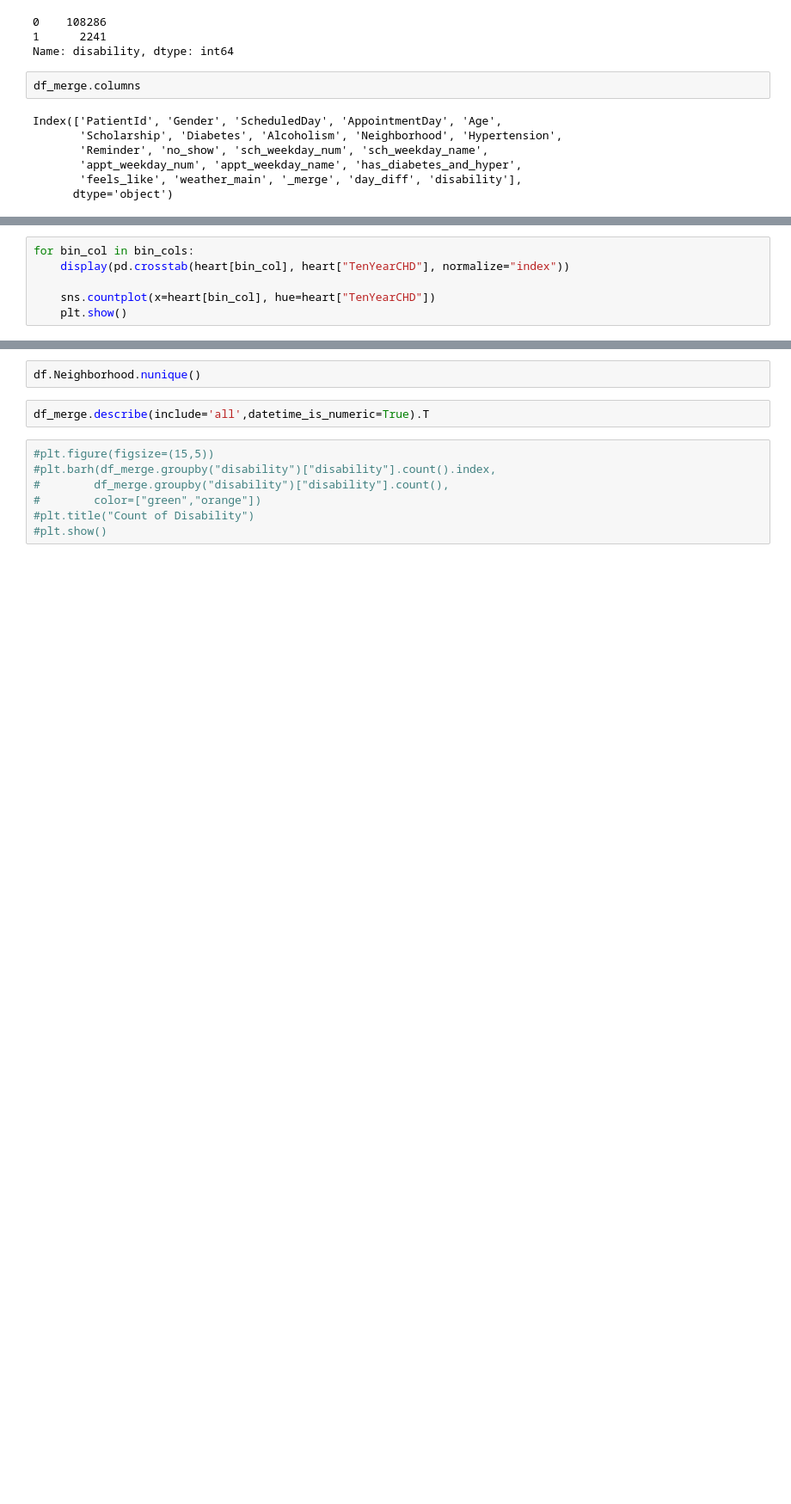
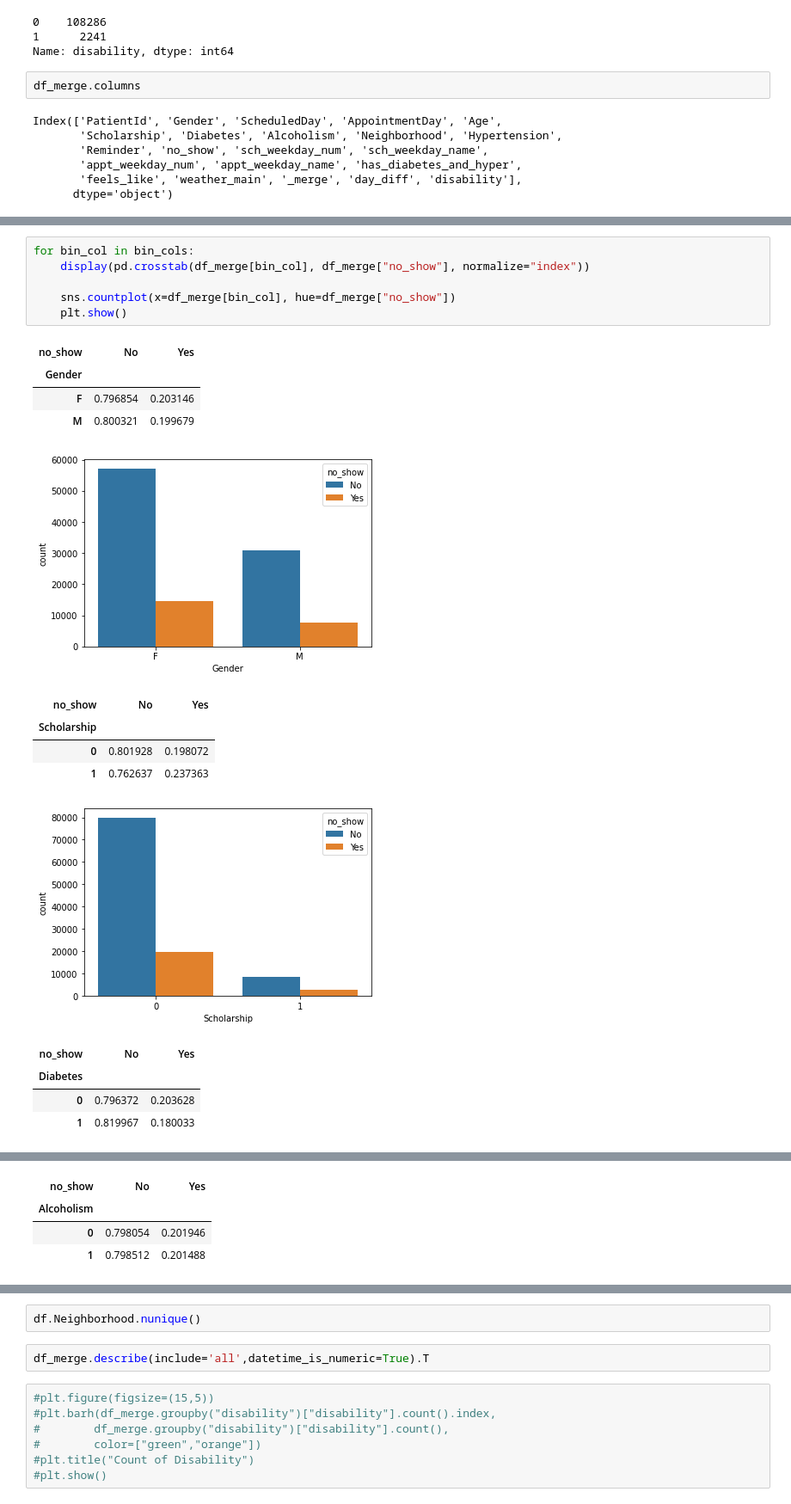
Before and after one commit to mgalaviz1/my_work, a Jupyter notebook: capstone2/predicting_no_shows.ipynb, the cells around one changed output, grey strips where cells are left out. Shown: that part at 86% size. Cells and saved outputs as stored; diff of their text form; blank space fills up the shorter version.

```diff
--- a/capstone2/predicting_no_shows.ipynb
+++ b/capstone2/predicting_no_shows.ipynb
@@ -690,6 +690,21 @@ num_cols = ['PatientId', 'ScheduledDay', 'AppointmentDay', 'Age', 'Neighborhood'
 # %%
 for bin_col in bin_cols:
-    display(pd.crosstab(heart[bin_col], heart["TenYearCHD"], normalize="index"))
+    display(pd.crosstab(df_merge[bin_col], df_merge["no_show"], normalize="index"))
 
-    sns.countplot(x=heart[bin_col], hue=heart["TenYearCHD"])
+    sns.countplot(x=df_merge[bin_col], hue=df_merge["no_show"])
     plt.show()
+# %% [output]
+| no_show | No | Yes |
+| Gender |  |  |
+| F | 0.796854 | 0.203146 |
+| M | 0.800321 | 0.199679 |
+[figure, added]
+| no_show | No | Yes |
+| Scholarship |  |  |
+| 0 | 0.801928 | 0.198072 |
+| 1 | 0.762637 | 0.237363 |
+[figure, added]
+| no_show | No | Yes |
+| Diabetes |  |  |
+| 0 | 0.796372 | 0.203628 |
+| 1 | 0.819967 | 0.180033 |
@@ -695,0 +712,4 @@ for bin_col in bin_cols:
+| no_show | No | Yes |
+| Alcoholism |  |  |
+| 0 | 0.798054 | 0.201946 |
+| 1 | 0.798512 | 0.201488 |
```
Also changed, not shown: parts of 13 cells of this notebook.
